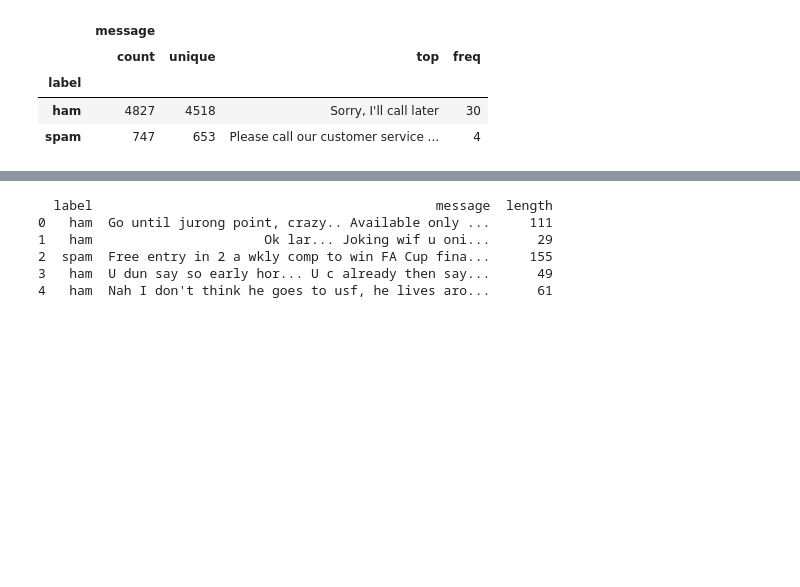
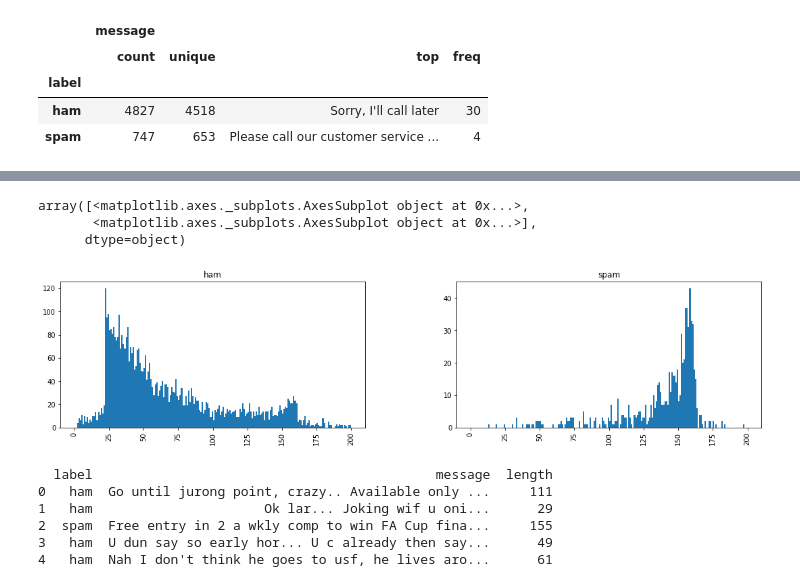
Before and after one commit to naeemhussien/customer-segmentation, a Jupyter notebook: sms_spam_python.ipynb, the cells around one changed output, grey strips where cells are left out. Cells and saved outputs as stored; diff of their text form; code cells hidden in the pictures; blank space fills up the shorter version.

```diff
--- a/sms_spam_python.ipynb
+++ b/sms_spam_python.ipynb
@@ -86,3 +111,10 @@ len(df['message'].iloc[1])
+# %%
+df.hist(column = 'length', by = 'label', bins = 200, figsize = [18,4], range=[0,200])
+# %% [output]
+array([<matplotlib.axes._subplots.AxesSubplot object at 0x...>,
+       <matplotlib.axes._subplots.AxesSubplot object at 0x...>],
+      dtype=object)
+[figure, added]
 # %%
 messages['length'] = messages['message'].map(lambda text: len(text))
 print messages.head()
```
Also changed, not shown: parts of 9 cells of this notebook, 3 other files.
